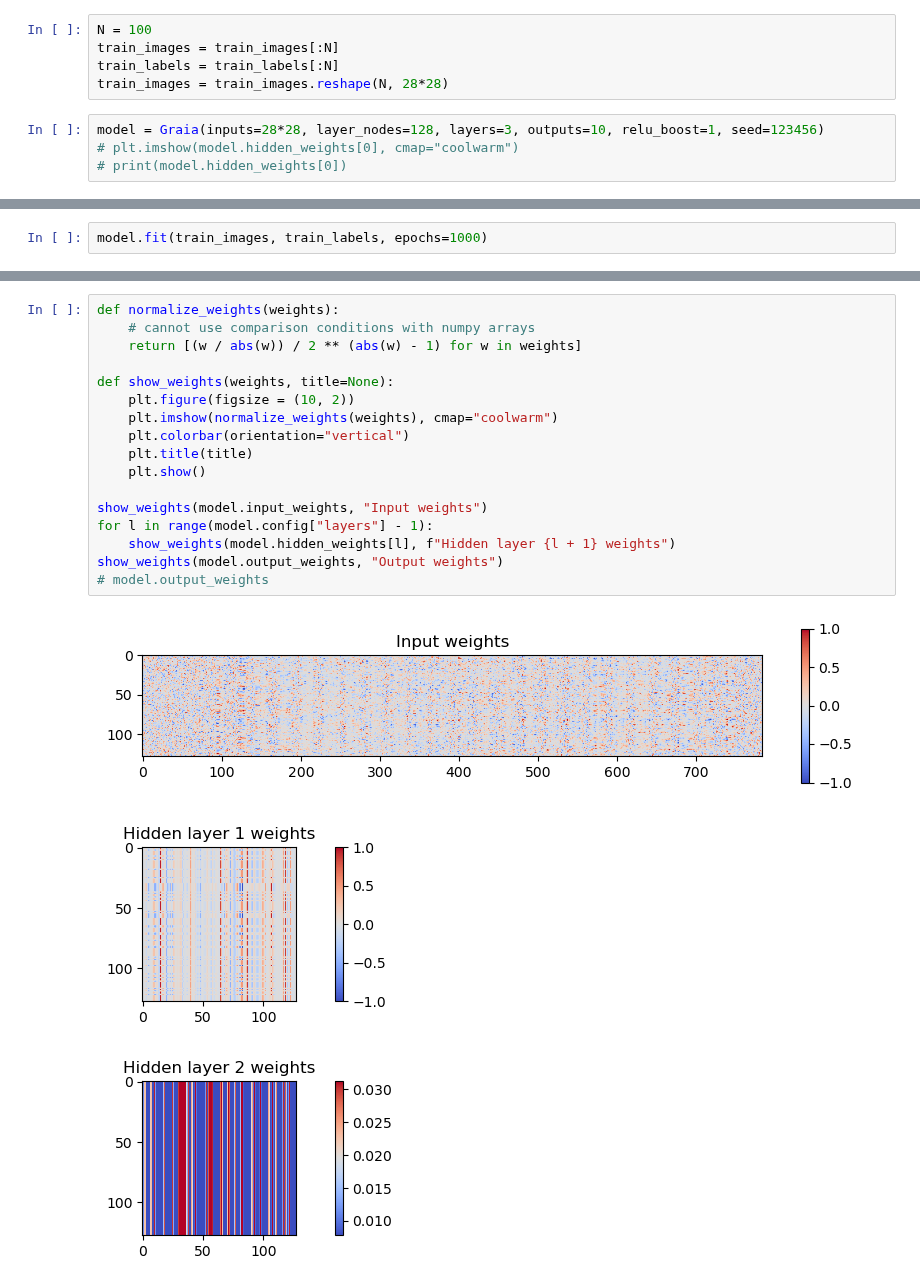
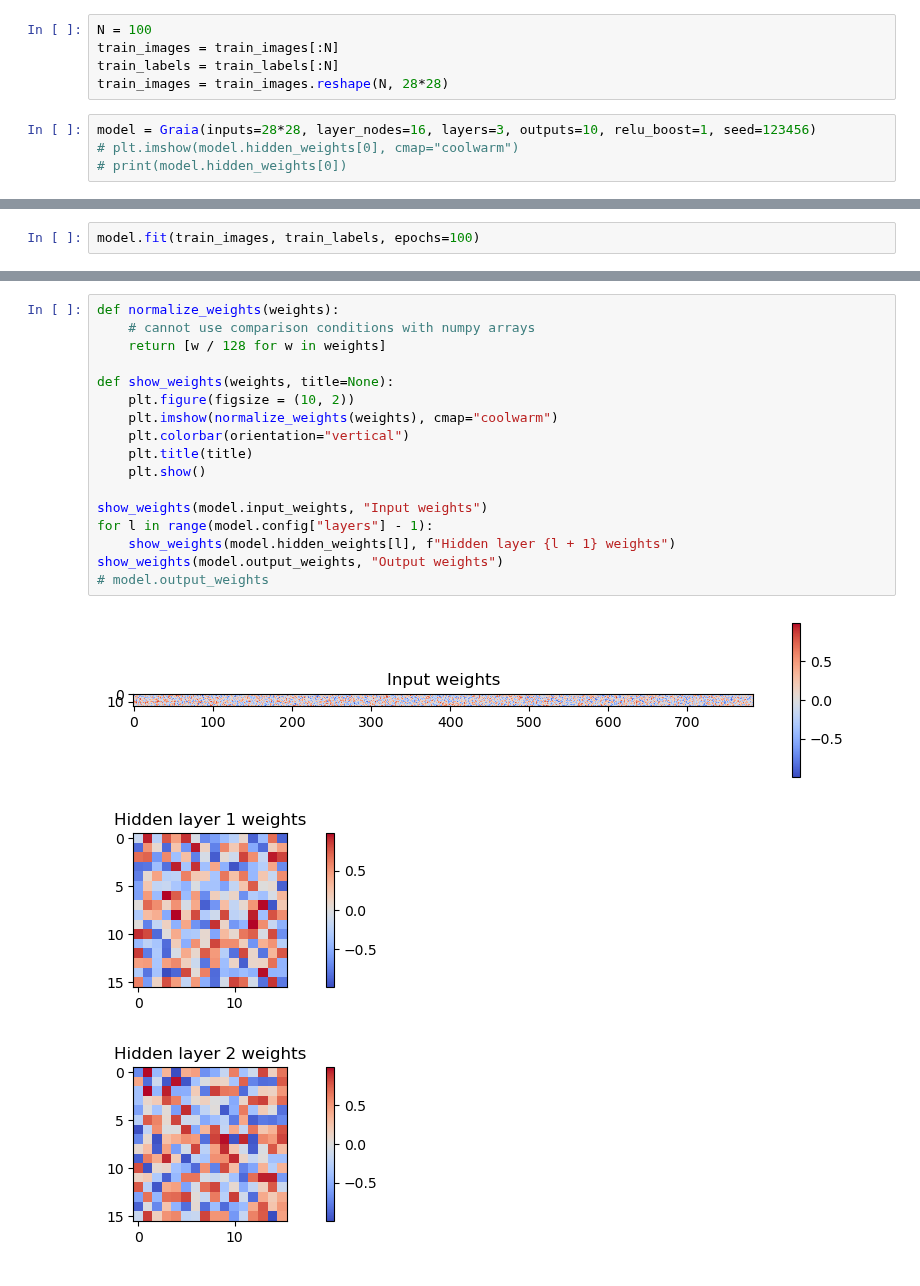
Before and after one commit to laurentpayot/graia, a Jupyter notebook: Graia_digits.ipynb, the cells around one changed output, grey strips where cells are left out. Drawn from its saved outputs; the diff is of its cells as text.

Commit message:
normalize_weights fix

```diff
--- a/Graia_digits.ipynb
+++ b/Graia_digits.ipynb
@@ -36,7 +36,7 @@ train_images = train_images[:N]
 train_labels = train_labels[:N]
 train_images = train_images.reshape(N, 28*28)
 # %%
-model = Graia(inputs=28*28, layer_nodes=128, layers=3, outputs=10, relu_boost=1, seed=123456)
+model = Graia(inputs=28*28, layer_nodes=16, layers=3, outputs=10, relu_boost=1, seed=123456)
 # plt.imshow(model.hidden_weights[0], cmap="coolwarm")
 # print(model.hidden_weights[0])
 # %% [output]
@@ -44,3 +44,3 @@ model = Graia(inputs=28*28, layer_nodes=128, layers=3, outputs=10, relu_boost=1,
 # %%
-model.fit(train_images, train_labels, epochs=1000)
+model.fit(train_images, train_labels, epochs=100)
 # %% [output]
@@ -56,21 +56,21 @@ plt.show()
 # %%
 def normalize_weights(weights):
     # cannot use comparison conditions with numpy arrays
-    return [(w / abs(w)) / 2 ** (abs(w) - 1) for w in weights]
+    return [w / 128 for w in weights]
 
 def show_weights(weights, title=None):
     plt.figure(figsize = (10, 2))
     plt.imshow(normalize_weights(weights), cmap="coolwarm")
     plt.colorbar(orientation="vertical")
     plt.title(title)
     plt.show()
 
 show_weights(model.input_weights, "Input weights")
 for l in range(model.config["layers"] - 1):
     show_weights(model.hidden_weights[l], f"Hidden layer {l + 1} weights")
 show_weights(model.output_weights, "Output weights")
 # model.output_weights
 # %% [output]
-[figure, old version]
+[figure, new version]
-[figure, old version]
+[figure, new version]
-[figure, old version]
+[figure, new version]
```
Also changed, not shown: parts of 6 cells of this notebook, 2 other files.
